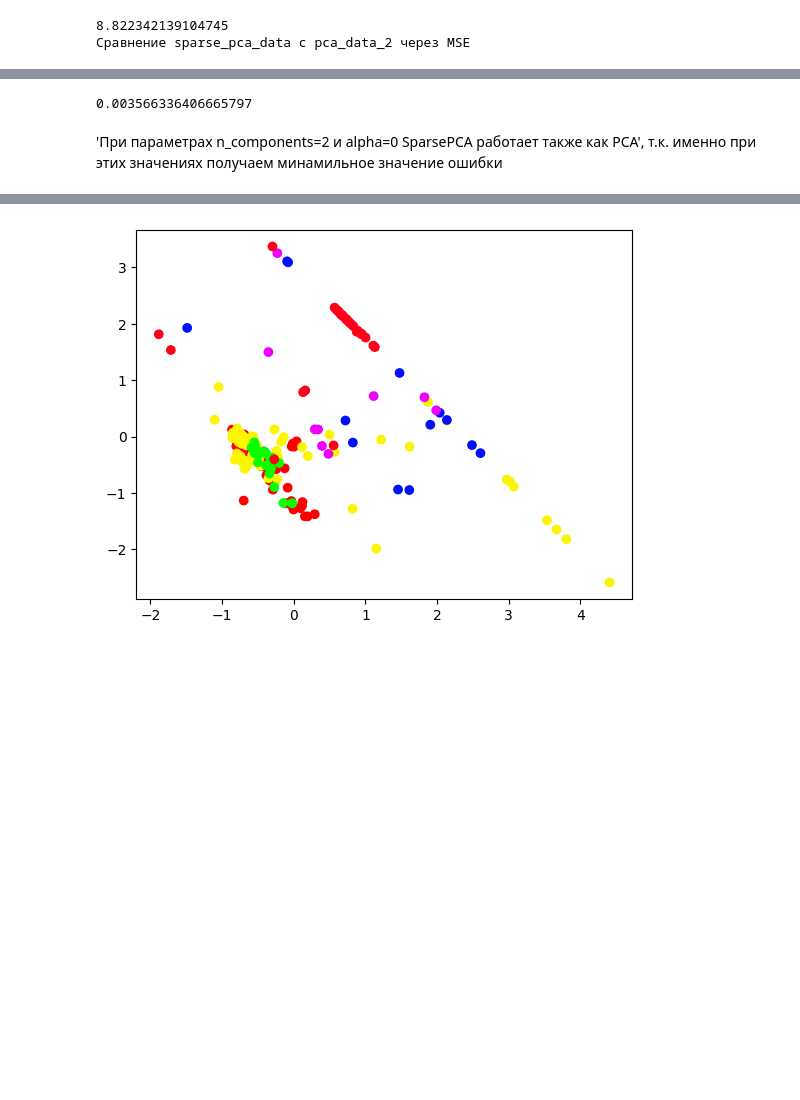
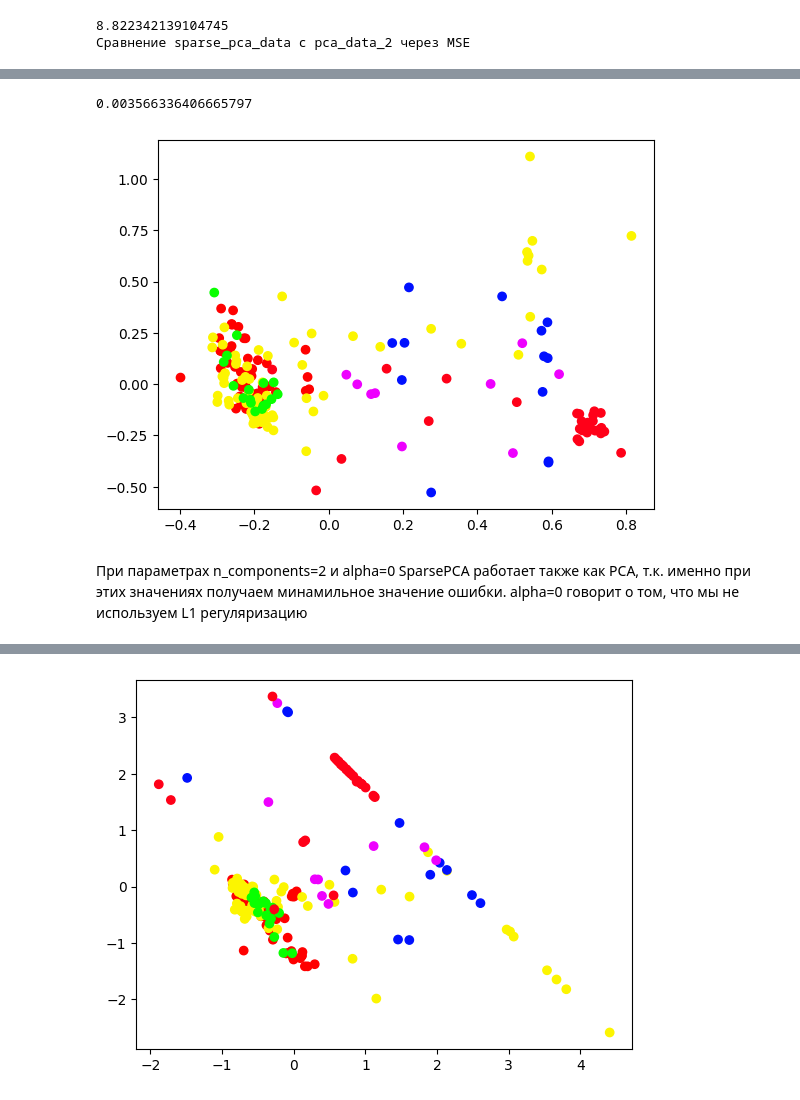
Before and after one commit to showpiecep/ML_labs, a Jupyter notebook: lab2.ipynb, the cells around one changed output, grey strips where cells are left out. Cells and saved outputs as stored; diff of their text form; code cells hidden in the pictures; blank space fills up the shorter version.

```diff
--- a/lab2.ipynb
+++ b/lab2.ipynb
@@ -195,8 +197,12 @@ for parameter in parameters:
 # %%
 sparse_pca = SparsePCA(n_components=2, alpha=0)
 sparse_pca_data = sparse_pca.fit(data).transform(data)
 print(sum(sum((pca_data_2 - sparse_pca_data)**2)))
+
+plt.scatter(sparse_pca_data[:, 0], sparse_pca_data[:, 1], c=labels, cmap='hsv')
+plt.show()
 # %% [output]
 0.003566336406665797
+[figure, added]
 # %% [markdown]
-'При параметрах n_components=2 и alpha=0 SparsePCA работает также как PCA', т.к. именно при этих значениях получаем минамильное значение ошибки
+При параметрах n_components=2 и alpha=0 SparsePCA работает также как PCA, т.к. именно при этих значениях получаем минамильное значение ошибки. alpha=0 говорит о том, что мы не используем L1 регуляризацию
```
Also changed, not shown: parts of 7 cells of this notebook.
